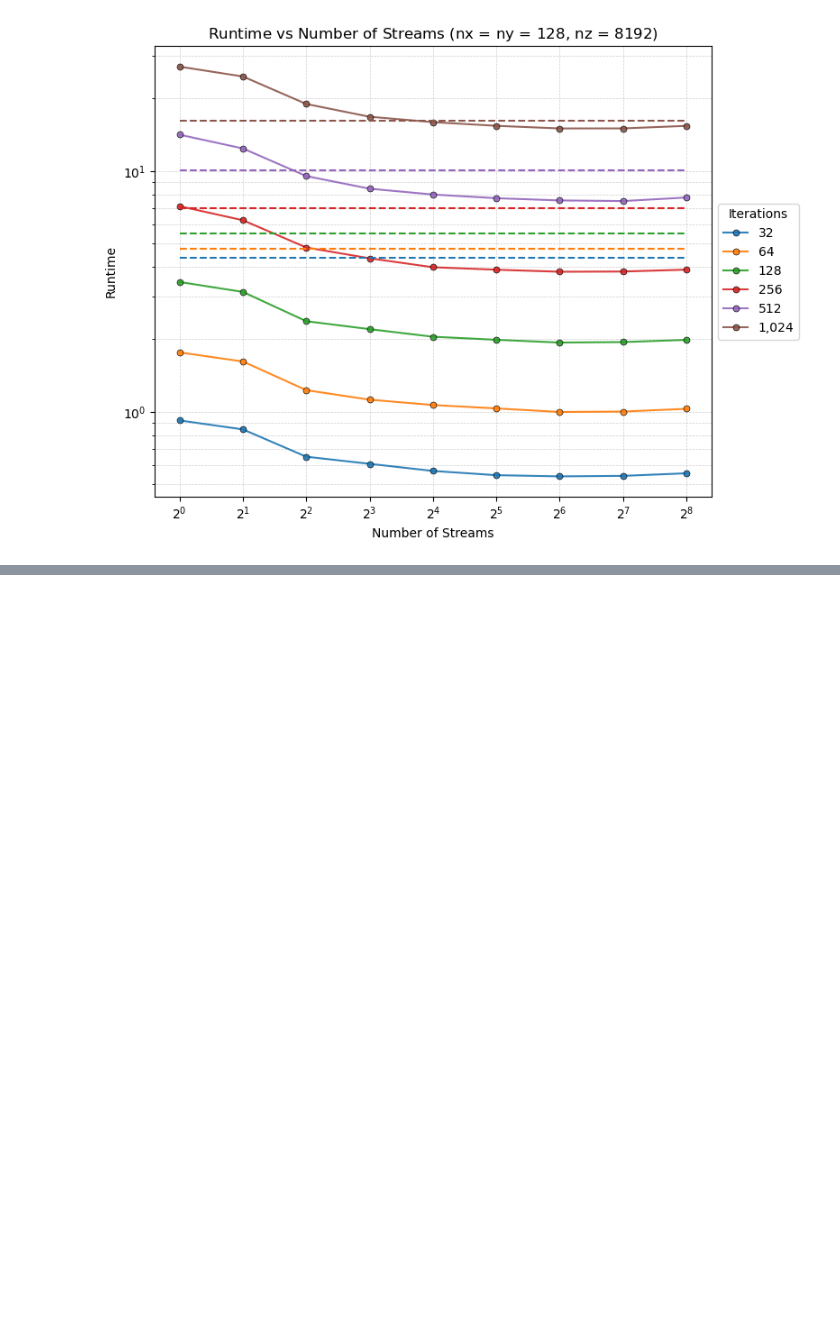
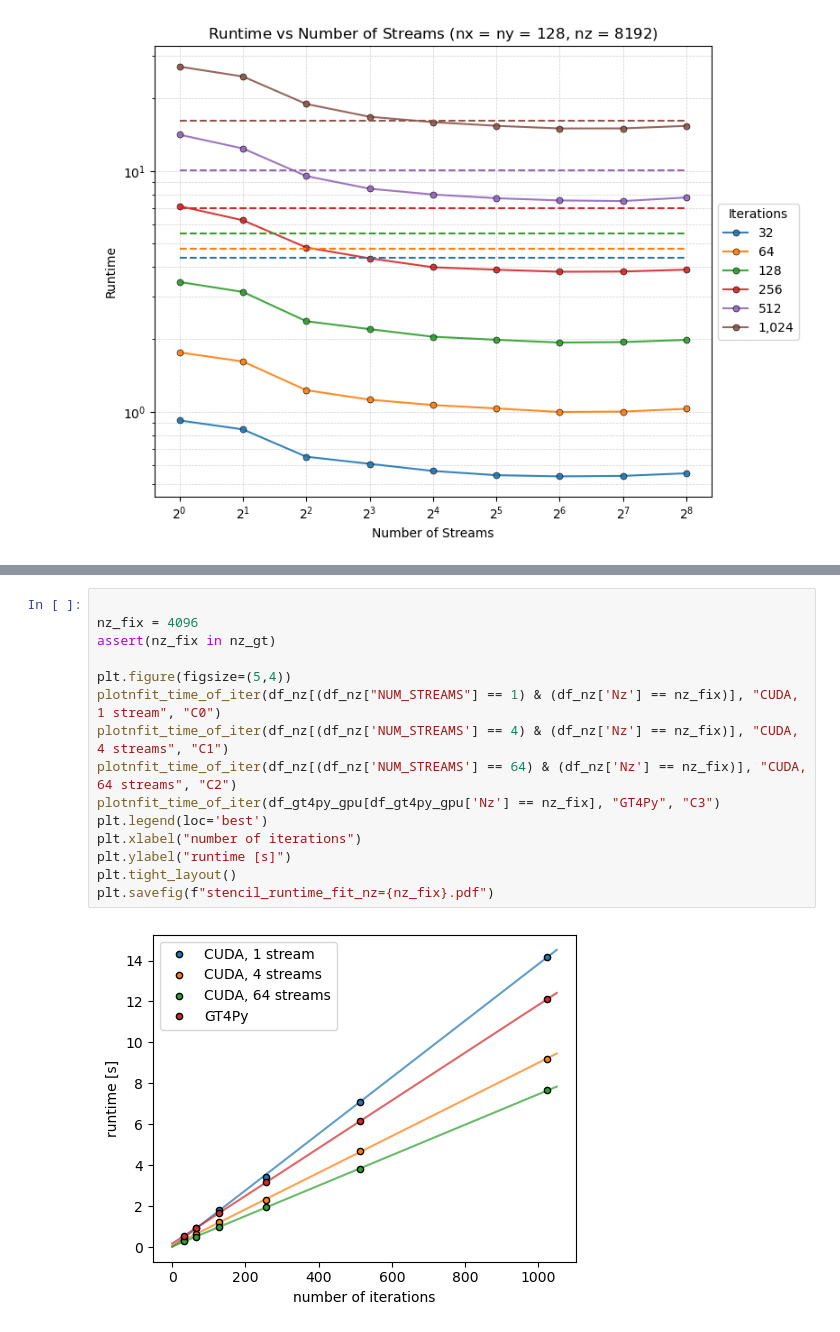
Before and after one commit to grafrap/HPC4WC-overlapping, a Jupyter notebook: measurements/stencil_cuda_vs_gt4py_plots.ipynb, the cells around one changed output, grey strips where cells are left out. Saved outputs shown, nothing was run; the diff lists cells and outputs as text; blank space fills up the shorter version.

```diff
--- a/measurements/stencil_cuda_vs_gt4py_plots.ipynb
+++ b/measurements/stencil_cuda_vs_gt4py_plots.ipynb
@@ -213,0 +261,17 @@ plt.savefig("stencil_runtime_fit.pdf")
+# %%
+
+nz_fix = 4096
+assert(nz_fix in nz_gt)
+
+plt.figure(figsize=(5,4))
+plotnfit_time_of_iter(df_nz[(df_nz["NUM_STREAMS"] == 1) & (df_nz['Nz'] == nz_fix)], "CUDA, 1 stream", "C0")
+plotnfit_time_of_iter(df_nz[(df_nz['NUM_STREAMS'] == 4) & (df_nz['Nz'] == nz_fix)], "CUDA, 4 streams", "C1")
+plotnfit_time_of_iter(df_nz[(df_nz['NUM_STREAMS'] == 64) & (df_nz['Nz'] == nz_fix)], "CUDA, 64 streams", "C2")
+plotnfit_time_of_iter(df_gt4py_gpu[df_gt4py_gpu['Nz'] == nz_fix], "GT4Py", "C3")
+plt.legend(loc='best')
+plt.xlabel("number of iterations")
+plt.ylabel("runtime [s]")
+plt.tight_layout()
+plt.savefig(f"stencil_runtime_fit_nz={nz_fix}.pdf")
+# %% [output]
+[figure, added]
```
Also changed, not shown: parts of 8 cells of this notebook, 1 other file.
